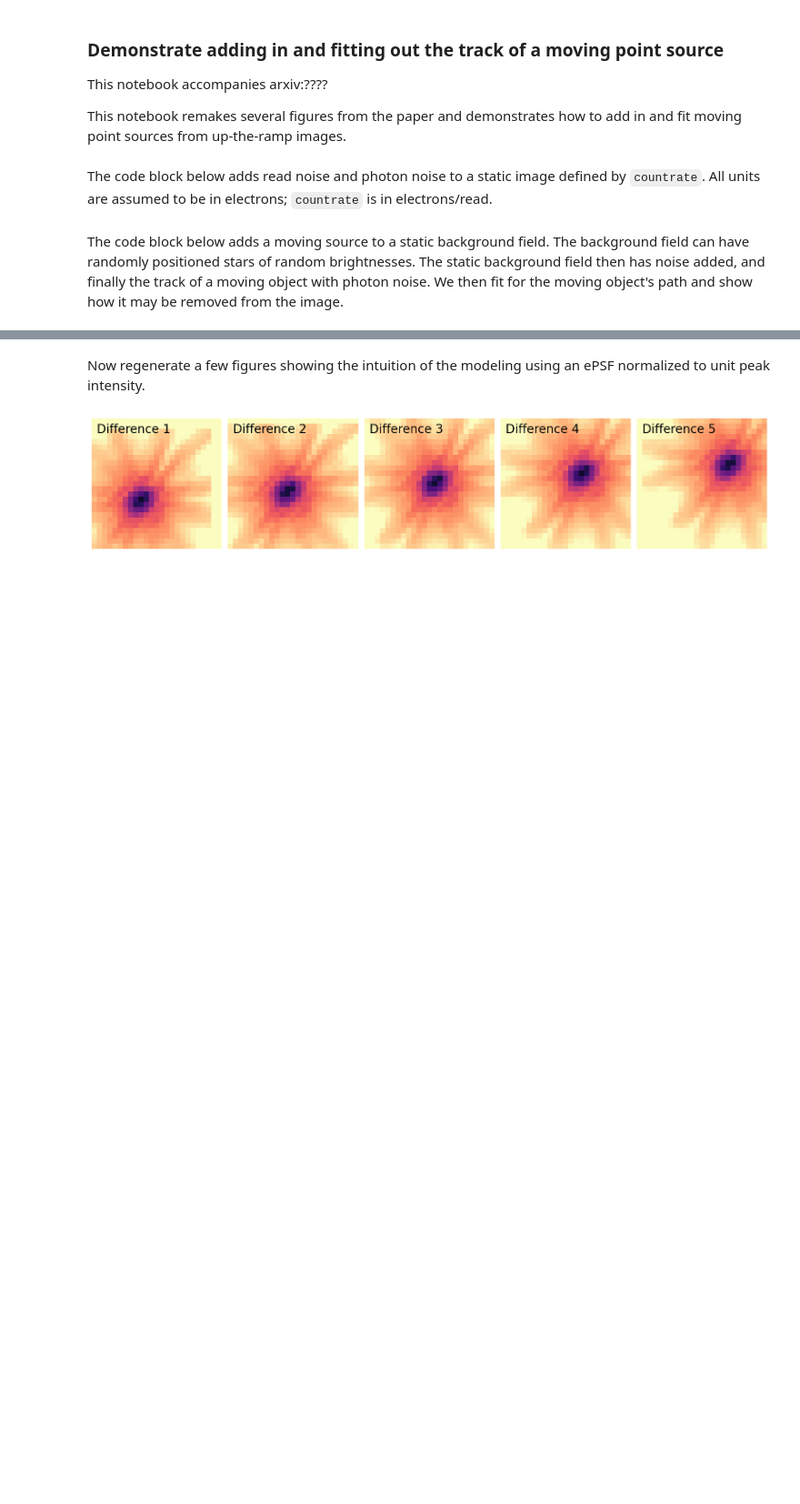
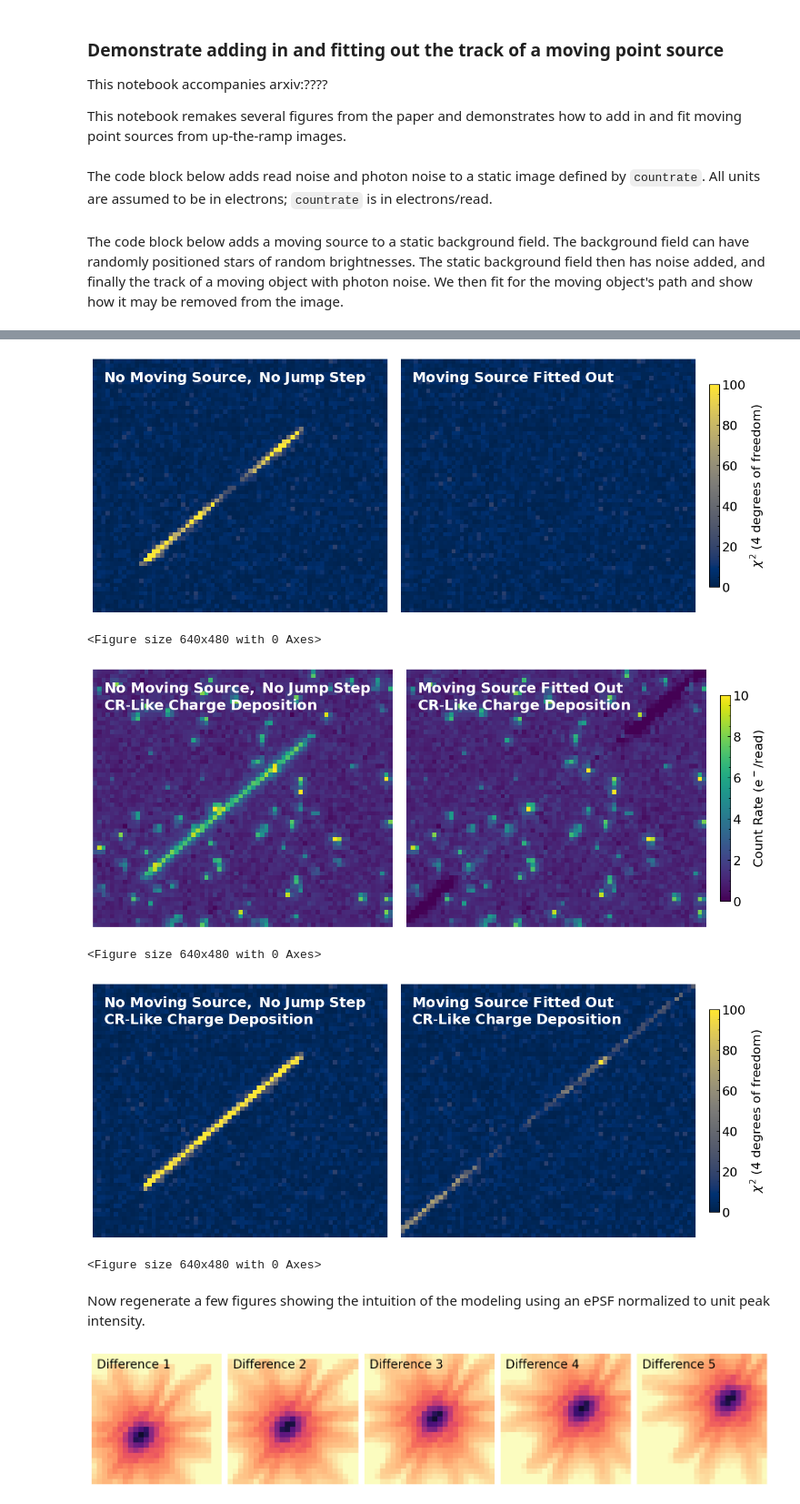
Before and after one commit to t-brandt/moving_source, a Jupyter notebook: Moving Source Demo.ipynb, the cells around one changed output, grey strips where cells are left out. Shown at 91% size. Cells and saved outputs as stored; diff of their text form; code cells hidden in the pictures; blank space fills up the shorter version.

```diff
--- a/Moving Source Demo.ipynb
+++ b/Moving Source Demo.ipynb
@@ -134,3 +236,38 @@ plt.clf()
+# %%
+# Chi squared improvement in the case of where the track is a moving source.
+# The chi squared values in the right panel (with the moving object fitted) are
+# formally good given the four degrees of freedom (five resultant differences,
+# with a single count rate to be fitted for each pixel).
+
+makefigure([track.chisq_static, track.chisq_best],
+           [r"${\bf No~Moving~Source,~No~Jump~Step}$", r"${\bf Moving~Source~Fitted~Out}$"],
+           '$\chi^2$ (4 degrees of freedom)', vmin=0, vmax=100,
+          outfilename="chisq_values.pdf", cmap='cividis')
+
+# Show that the fit is very poor if the same total charge is deposited at a
+# single instant in time rather than spread out over resultants.
+
+makefigure([track_CRlike.countrate_nomovingsource, track_CRlike.static_countrate],
+           [r"${\bf No~Moving~Source,~No~Jump~Step}$", r"${\bf Moving~Source~Fitted~Out}$"],
+           'Count Rate (e$^-$/read)', vmin=0, vmax=10,
+           xtralabels=[r"${\bf CR}$-${\bf Like~Charge~Deposition}$", r"${\bf CR}$-${\bf Like~Charge~Deposition}$"],
+          outfilename="trackfit_CRlike.pdf")
+
+# Chi squared improvement in the case where the track is all deposited in an
+# instant, similar to a cosmic ray.  The chi squared values are poor.
+
+makefigure([track_CRlike.chisq_static, track_CRlike.chisq_best],
+           [r"${\bf No~Moving~Source,~No~Jump~Step}$", r"${\bf Moving~Source~Fitted~Out}$"],
+           '$\chi^2$ (4 degrees of freedom)', vmin=0, vmax=100,
+           xtralabels=[r"${\bf CR}$-${\bf Like~Charge~Deposition}$", r"${\bf CR}$-${\bf Like~Charge~Deposition}$"],
+          outfilename="chisq_CRlike.pdf", cmap='cividis')
+# %% [output]
+[figure, added]
+<Figure size 640x480 with 0 Axes>
+[figure, added]
+<Figure size 640x480 with 0 Axes>
+[figure, added]
+<Figure size 640x480 with 0 Axes>
 # %% [markdown]
 Now regenerate a few figures showing the intuition of the modeling using an ePSF normalized to unit peak intensity.
 # %%
```
Also changed, not shown: parts of 7 cells of this notebook.
